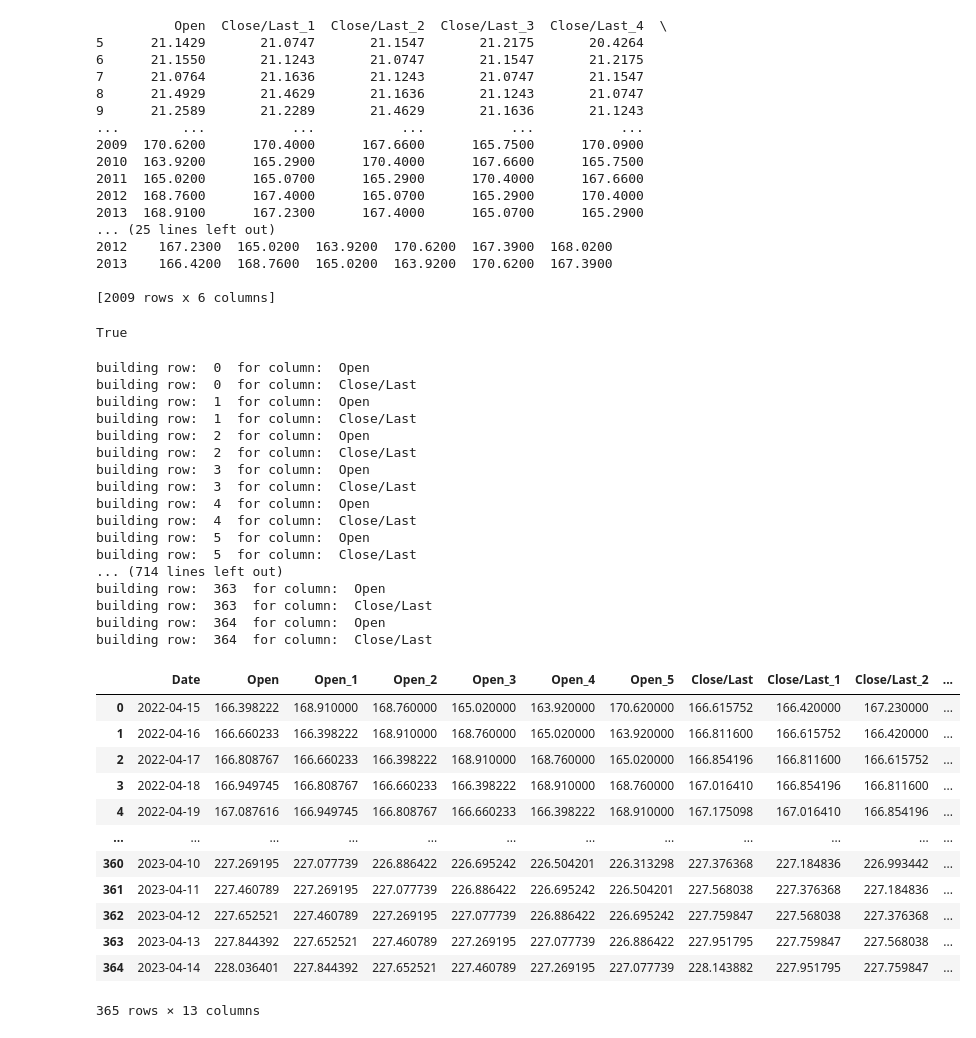
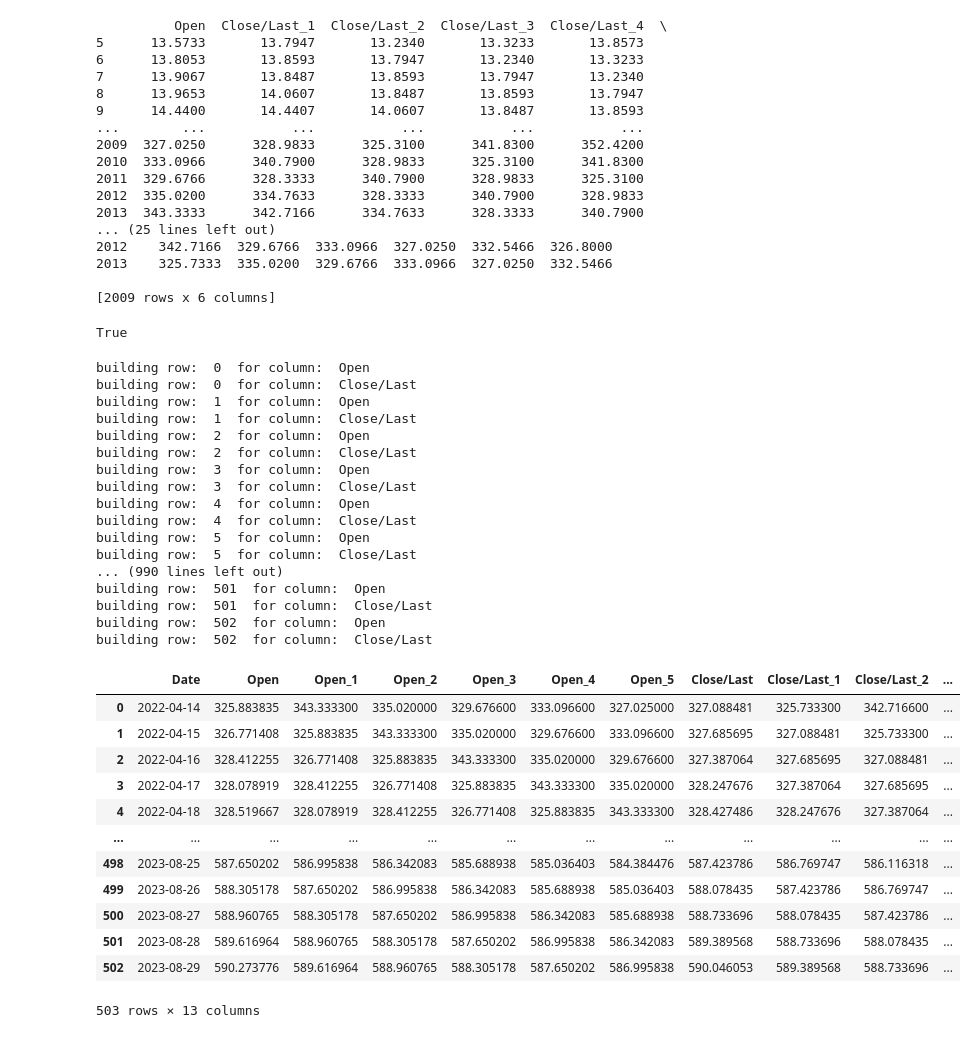
Before and after one commit to Sp0xF8/Group-Project-ML, a Jupyter notebook: python/code/next_week.ipynb, the cells around one changed output. Drawn from its saved outputs; the diff is of its cells as text; code cells hidden in the pictures.

```diff
--- a/python/code/next_week.ipynb
+++ b/python/code/next_week.ipynb
@@ -299,7 +299,7 @@ class prediction_model:
 
 		plt.show()
 # %%
-prediction = prediction_model(LinearRegression(copy_X=True, fit_intercept=True, n_jobs=None), LinearRegression(copy_X=True, fit_intercept=True, n_jobs=None), "csvs/stocks/apple.csv")
+prediction = prediction_model(LinearRegression(copy_X=True, fit_intercept=True, n_jobs=None), LinearRegression(copy_X=True, fit_intercept=True, n_jobs=None), "csvs/stocks/tsla/tsla.csv")
 # %% [output]
 Data is in the correct format and likely origins from nasdaq.com
            Date  Close/Last     Volume      Open      High       Low  \
@@ -322,57 +322,57 @@ Data is in the correct format and likely origins from nasdaq.com
 prediction.train_model()
 # %% [output]
           Open  Close/Last_1  Close/Last_2  Close/Last_3  Close/Last_4  \
-5      21.1429       21.0747       21.1547       21.2175       20.4264
-6      21.1550       21.1243       21.0747       21.1547       21.2175
-7      21.0764       21.1636       21.1243       21.0747       21.1547
-8      21.4929       21.4629       21.1636       21.1243       21.0747
-9      21.2589       21.2289       21.4629       21.1636       21.1243
+5      13.5733       13.7947       13.2340       13.3233       13.8573
+6      13.8053       13.8593       13.7947       13.2340       13.3233
+7      13.9067       13.8487       13.8593       13.7947       13.2340
+8      13.9653       14.0607       13.8487       13.8593       13.7947
+9      14.4400       14.4407       14.0607       13.8487       13.8593
 ...        ...           ...           ...           ...           ...
-2009  170.6200      170.4000      167.6600      165.7500      170.0900
-2010  163.9200      165.2900      170.4000      167.6600      165.7500
-2011  165.0200      165.0700      165.2900      170.4000      167.6600
-2012  168.7600      167.4000      165.0700      165.2900      170.4000
-2013  168.9100      167.2300      167.4000      165.0700      165.2900
+2009  327.0250      328.9833      325.3100      341.8300      352.4200
+2010  333.0966      340.7900      328.9833      325.3100      341.8300
+2011  329.6766      328.3333      340.7900      328.9833      325.3100
+2012  335.0200      334.7633      328.3333      340.7900      328.9833
+2013  343.3333      342.7166      334.7633      328.3333      340.7900
 ... (25 lines left out)
-2012    167.2300  165.0200  163.9200  170.6200  167.3900  168.0200
-2013    166.4200  168.7600  165.0200  163.9200  170.6200  167.3900
+2012    342.7166  329.6766  333.0966  327.0250  332.5466  326.8000
+2013    325.7333  335.0200  329.6766  333.0966  327.0250  332.5466
 
 [2009 rows x 6 columns]
 True
 # %%
 
-prediction.predict(365)
+prediction.predict(503)
 # %% [output]
 building row:  0  for column:  Open
 building row:  0  for column:  Close/Last
 building row:  1  for column:  Open
 building row:  1  for column:  Close/Last
 building row:  2  for column:  Open
 building row:  2  for column:  Close/Last
 building row:  3  for column:  Open
 building row:  3  for column:  Close/Last
 building row:  4  for column:  Open
 building row:  4  for column:  Close/Last
 building row:  5  for column:  Open
 building row:  5  for column:  Close/Last
-... (714 lines left out)
-building row:  363  for column:  Open
-building row:  363  for column:  Close/Last
-building row:  364  for column:  Open
-building row:  364  for column:  Close/Last
+... (990 lines left out)
+building row:  501  for column:  Open
+building row:  501  for column:  Close/Last
+building row:  502  for column:  Open
+building row:  502  for column:  Close/Last
 |  | Date | Open | Open_1 | Open_2 | Open_3 | Open_4 | Open_5 | Close/Last | Close/Last_1 | Close/Last_2 | ... |
-| 0 | 2022-04-15 | 166.398222 | 168.910000 | 168.760000 | 165.020000 | 163.920000 | 170.620000 | 166.615752 | 166.420000 | 167.230000 | ... |
-| 1 | 2022-04-16 | 166.660233 | 166.398222 | 168.910000 | 168.760000 | 165.020000 | 163.920000 | 166.811600 | 166.615752 | 166.420000 | ... |
-| 2 | 2022-04-17 | 166.808767 | 166.660233 | 166.398222 | 168.910000 | 168.760000 | 165.020000 | 166.854196 | 166.811600 | 166.615752 | ... |
-| 3 | 2022-04-18 | 166.949745 | 166.808767 | 166.660233 | 166.398222 | 168.910000 | 168.760000 | 167.016410 | 166.854196 | 166.811600 | ... |
-| 4 | 2022-04-19 | 167.087616 | 166.949745 | 166.808767 | 166.660233 | 166.398222 | 168.910000 | 167.175098 | 167.016410 | 166.854196 | ... |
+| 0 | 2022-04-14 | 325.883835 | 343.333300 | 335.020000 | 329.676600 | 333.096600 | 327.025000 | 327.088481 | 325.733300 | 342.716600 | ... |
+| 1 | 2022-04-15 | 326.771408 | 325.883835 | 343.333300 | 335.020000 | 329.676600 | 333.096600 | 327.685695 | 327.088481 | 325.733300 | ... |
+| 2 | 2022-04-16 | 328.412255 | 326.771408 | 325.883835 | 343.333300 | 335.020000 | 329.676600 | 327.387064 | 327.685695 | 327.088481 | ... |
+| 3 | 2022-04-17 | 328.078919 | 328.412255 | 326.771408 | 325.883835 | 343.333300 | 335.020000 | 328.247676 | 327.387064 | 327.685695 | ... |
+| 4 | 2022-04-18 | 328.519667 | 328.078919 | 328.412255 | 326.771408 | 325.883835 | 343.333300 | 328.427486 | 328.247676 | 327.387064 | ... |
 | ... | ... | ... | ... | ... | ... | ... | ... | ... | ... | ... | ... |
-| 360 | 2023-04-10 | 227.269195 | 227.077739 | 226.886422 | 226.695242 | 226.504201 | 226.313298 | 227.376368 | 227.184836 | 226.993442 | ... |
-| 361 | 2023-04-11 | 227.460789 | 227.269195 | 227.077739 | 226.886422 | 226.695242 | 226.504201 | 227.568038 | 227.376368 | 227.184836 | ... |
-| 362 | 2023-04-12 | 227.652521 | 227.460789 | 227.269195 | 227.077739 | 226.886422 | 226.695242 | 227.759847 | 227.568038 | 227.376368 | ... |
-| 363 | 2023-04-13 | 227.844392 | 227.652521 | 227.460789 | 227.269195 | 227.077739 | 226.886422 | 227.951795 | 227.759847 | 227.568038 | ... |
-| 364 | 2023-04-14 | 228.036401 | 227.844392 | 227.652521 | 227.460789 | 227.269195 | 227.077739 | 228.143882 | 227.951795 | 227.759847 | ... |
+| 498 | 2023-08-25 | 587.650202 | 586.995838 | 586.342083 | 585.688938 | 585.036403 | 584.384476 | 587.423786 | 586.769747 | 586.116318 | ... |
+| 499 | 2023-08-26 | 588.305178 | 587.650202 | 586.995838 | 586.342083 | 585.688938 | 585.036403 | 588.078435 | 587.423786 | 586.769747 | ... |
+| 500 | 2023-08-27 | 588.960765 | 588.305178 | 587.650202 | 586.995838 | 586.342083 | 585.688938 | 588.733696 | 588.078435 | 587.423786 | ... |
+| 501 | 2023-08-28 | 589.616964 | 588.960765 | 588.305178 | 587.650202 | 586.995838 | 586.342083 | 589.389568 | 588.733696 | 588.078435 | ... |
+| 502 | 2023-08-29 | 590.273776 | 589.616964 | 588.960765 | 588.305178 | 587.650202 | 586.995838 | 590.046053 | 589.389568 | 588.733696 | ... |
-365 rows × 13 columns
+503 rows × 13 columns
 # %%
 prediction.graph()
 # %% [output]
```
Also changed, not shown: parts of 2 cells of this notebook, 1 other file.
